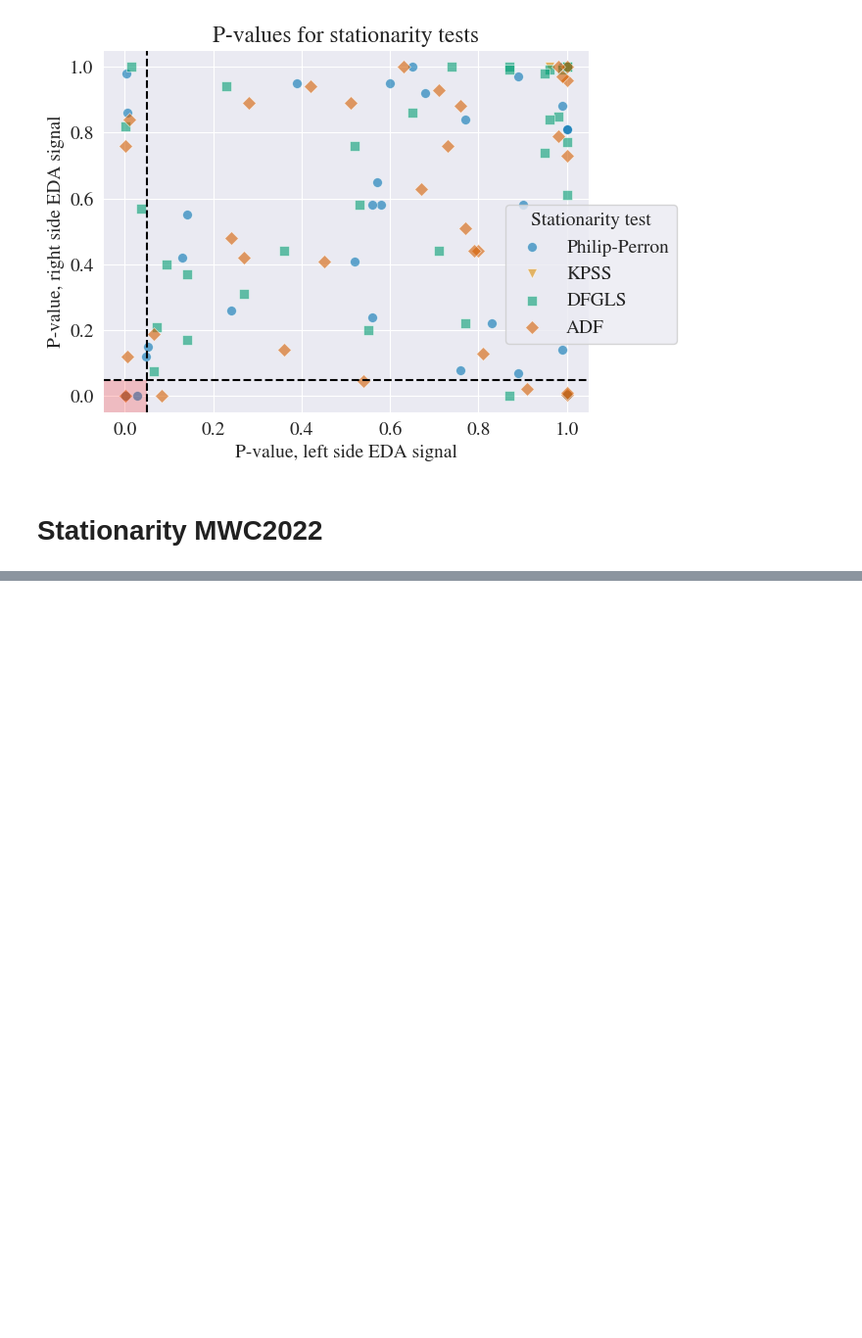
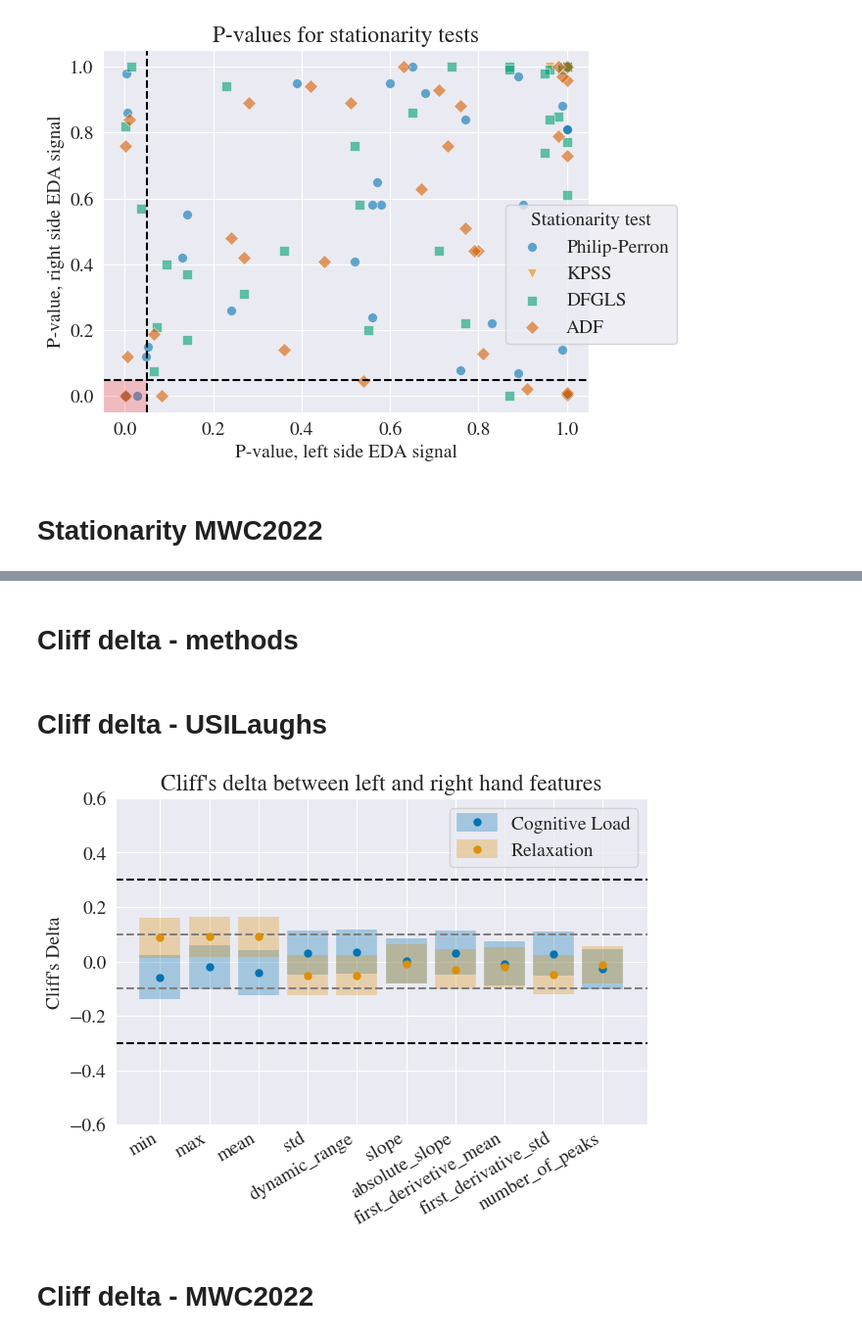
Before and after one commit to LeonardoAlchieri/LateralizationPhysiologicalWearables, a Jupyter notebook: notebooks/final-visz.ipynb, the cells around one changed output, grey strips where cells are left out. Shown: that part at 98% size. Saved outputs shown, nothing was run; the diff lists cells and outputs as text; code cells hidden in the pictures; blank space fills up the shorter version.

```diff
--- a/notebooks/final-visz.ipynb
+++ b/notebooks/final-visz.ipynb
@@ -171,0 +1210,2 @@ plt.show()
+# %% [markdown]
+# Cliff delta - methods
@@ -171,0 +1251,59 @@ plt.show()
+# %% [markdown]
+# Cliff delta - USILaughs
+# %%
+import pandas as pd
+cliff_deltas = pd.read_csv("../test_results/cliff_delta-usilaughs.csv", index_col=[0,1])
+cliff_deltas = cliff_deltas.drop(columns=['peaks_amplitude_feat'], inplace=False)
+cliff_deltas.columns = [col[:-5] for col in cliff_deltas.columns]
+cliff_deltas = cliff_deltas.T
+# %%
+import matplotlib.pyplot as plt
+import seaborn as sns
+
+# set the figure size using the golden ratio
+golden_ratio = (5 ** 0.5 - 1) / 2
+figsize = 7
+
+# set seaborn style
+sns.set_style("darkgrid")
+
+# # set latex font
+plt.rcParams["mathtext.fontset"] = "stix"
+plt.rcParams["font.family"] = "STIXGeneral"
+
+# increase font size
+plt.rcParams.update({"font.size": 14})
+
+fig, ax = plt.subplots(figsize=(figsize, figsize*golden_ratio))
+
+colors = sns.color_palette("colorblind", n_colors=2)
+
+make_errorplot(cliff_deltas, "Cognitive Load", colors[0])
+
+make_errorplot(cliff_deltas, "Baseline", colors[1], "Relaxation")
+
+plt.ylim(-0.6,0.6)
+plt.margins(x=0.1)
+
+# set a horizontal line at 0.1 and -0.1
+plt.axhline(0.1, color="grey", linestyle="--")
+plt.axhline(-0.1, color="grey", linestyle="--")
+
+plt.axhline(0.3, color="black", linestyle="--")
+plt.axhline(-0.3, color="black", linestyle="--")
+plt.ylabel("Cliff's Delta")
+
+# set the x label to a 30º angle
+plt.xticks(rotation=30, ha="right")
+# put the x label ticks closer
+plt.tick_params(axis="x", which="major", pad=0.01)
+# move the vertical grid lines to the right
+
+plt.legend()
+plt.title("Cliff's delta between left and right hand features")
+plt.savefig("../final_visualizations/cliff_delta-usilaughs.pdf", bbox_inches="tight")
+plt.show()
+# %% [output]
+[figure, added]
+# %% [markdown]
+# Cliff delta - MWC2022
```
Also changed, not shown: parts of 38 cells of this notebook, 6 other files.
